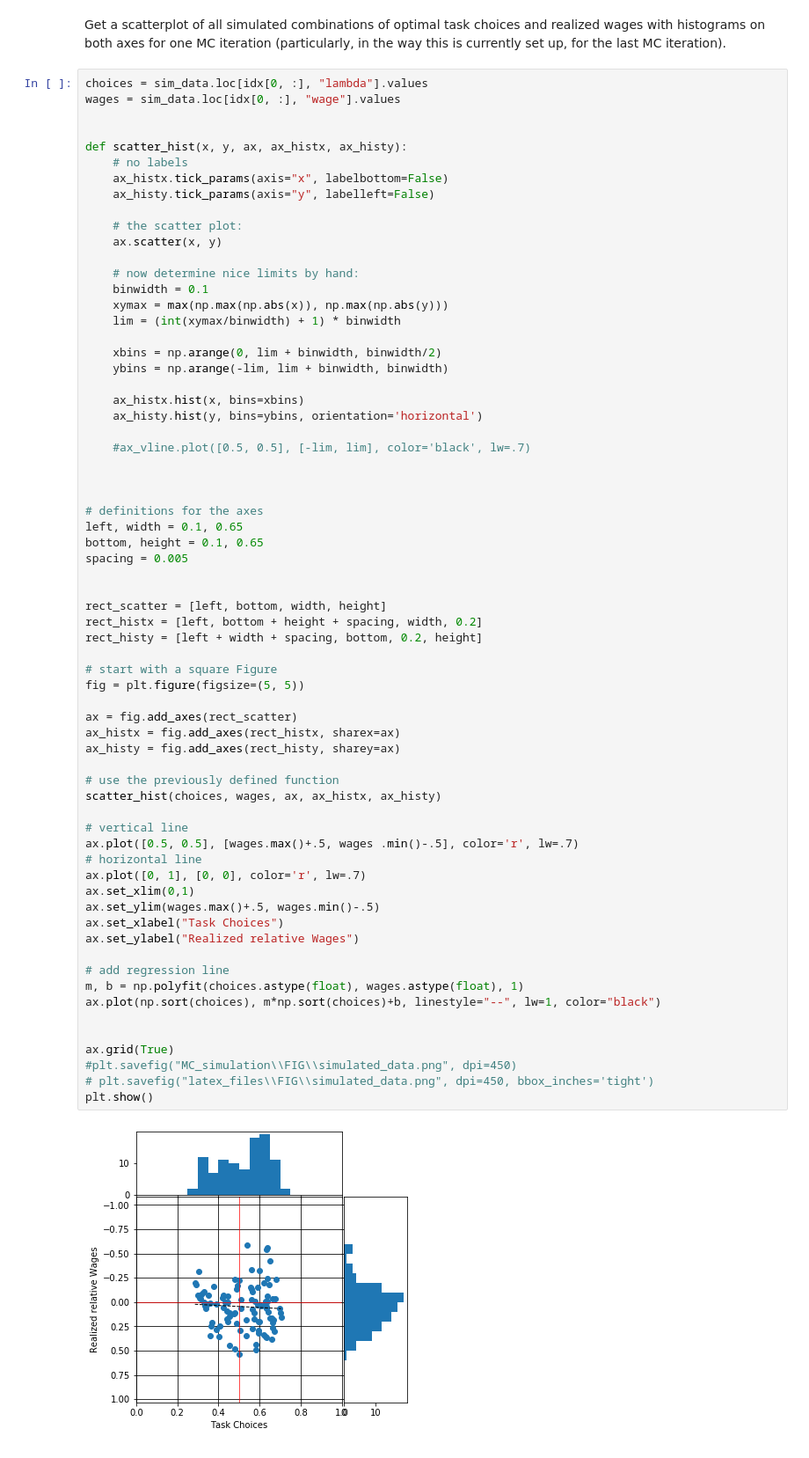
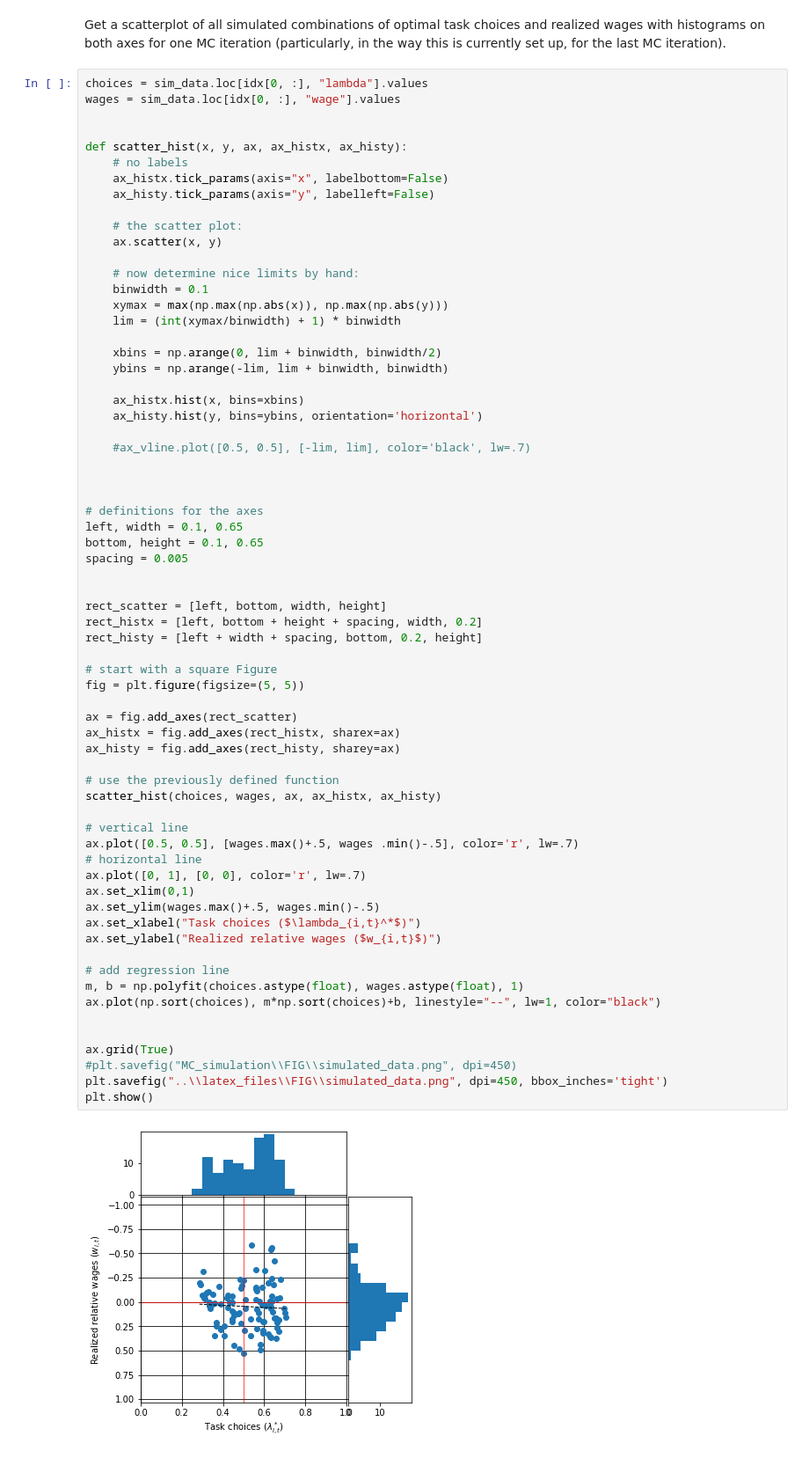
Before and after one commit to DaLueke/estimating_skill_prices, a Jupyter notebook: MC_simulation/simulation.ipynb, the cells around one changed output. Shown at 88% size. Drawn from its saved outputs; the diff is of its cells as text.

Commit message:
Fine tuning of the latex files of my thesis.

```diff
--- a/MC_simulation/simulation.ipynb
+++ b/MC_simulation/simulation.ipynb
@@ -436,34 +403,34 @@ spacing = 0.005
 rect_scatter = [left, bottom, width, height]
 rect_histx = [left, bottom + height + spacing, width, 0.2]
 rect_histy = [left + width + spacing, bottom, 0.2, height]
 
 # start with a square Figure
 fig = plt.figure(figsize=(5, 5))
 
 ax = fig.add_axes(rect_scatter)
 ax_histx = fig.add_axes(rect_histx, sharex=ax)
 ax_histy = fig.add_axes(rect_histy, sharey=ax)
 
 # use the previously defined function
 scatter_hist(choices, wages, ax, ax_histx, ax_histy)
 
 # vertical line
 ax.plot([0.5, 0.5], [wages.max()+.5, wages .min()-.5], color='r', lw=.7)
 # horizontal line
 ax.plot([0, 1], [0, 0], color='r', lw=.7)
 ax.set_xlim(0,1)
 ax.set_ylim(wages.max()+.5, wages.min()-.5)
-ax.set_xlabel("Task Choices")
-ax.set_ylabel("Realized relative Wages")
+ax.set_xlabel("Task choices ($\lambda_{i,t}^*$)")
+ax.set_ylabel("Realized relative wages ($w_{i,t}$)")
 
 # add regression line
 m, b = np.polyfit(choices.astype(float), wages.astype(float), 1)
 ax.plot(np.sort(choices), m*np.sort(choices)+b, linestyle="--", lw=1, color="black")
 
 
 ax.grid(True)
 #plt.savefig("MC_simulation\\FIG\\simulated_data.png", dpi=450)
-# plt.savefig("latex_files\\FIG\\simulated_data.png", dpi=450, bbox_inches='tight')
+plt.savefig("..\\latex_files\\FIG\\simulated_data.png", dpi=450, bbox_inches='tight')
 plt.show()
 # %% [output]
-[figure, old version]
+[figure, new version]
```
Also changed, not shown: parts of 10 cells of this notebook, 13 other files.
